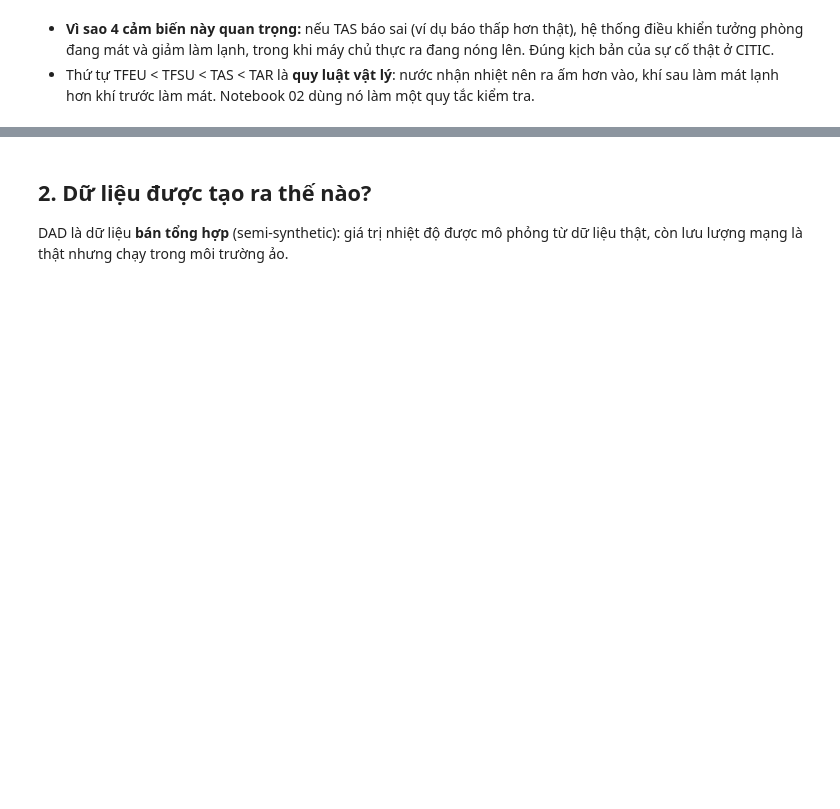
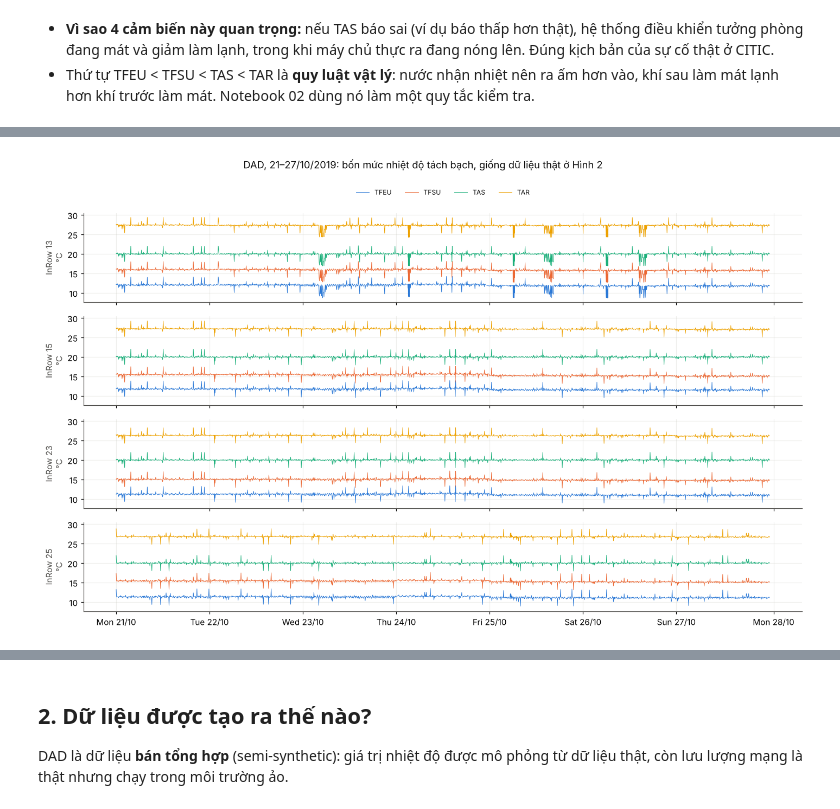
Before and after one commit to CoolSentinel/dad, a Jupyter notebook: monitoring/notebooks/00_hieu_dataset_DAD.ipynb, the cells around one changed output, grey strips where cells are left out. Drawn from its saved outputs; the diff is of its cells as text; code cells hidden in the pictures; blank space fills up the shorter version.

Commit message:
Bổ sung hình bài báo vào notebook 00, đối chiếu với dữ liệu thật

```diff
--- a/monitoring/notebooks/00_hieu_dataset_DAD.ipynb
+++ b/monitoring/notebooks/00_hieu_dataset_DAD.ipynb
@@ -88,0 +112,14 @@ plt.tight_layout(); plt.show()
+# %%
+packets, pubs = load_all(RAW, CACHE)
+pubs = dm.add_baseline(pubs)   # thêm new_conn (bản tin đầu của kết nối mới), baseline, dev
+ORDER = ["TFEU", "TFSU", "TAS", "TAR"]
+fig, axes = plt.subplots(4, 1, figsize=(13, 8), sharex=True, sharey=True)
+for ax, (inrow, g) in zip(axes, pubs.groupby("inrow")):
+    for i, s in enumerate(ORDER):
+        x = g[g.sensor == s]; ax.plot(x.time, x.value, lw=0.6, color=SERIES[i], label=s)
+    ax.set_ylabel(f"InRow {inrow}\n°C")
+axes[0].legend(ncol=4, fontsize=8, loc="upper center", bbox_to_anchor=(0.5, 1.35), frameon=False)
+axes[-1].xaxis.set_major_formatter(mdates.DateFormatter("%a %d/%m", tz=pubs.time.dt.tz))
+fig.suptitle("DAD, 21–27/10/2019: bốn mức nhiệt độ tách bạch, giống dữ liệu thật ở Hình 2", y=1.0); plt.tight_layout(); plt.show()
+# %% [output]
+[figure, added]
```
Also changed, not shown: parts of 24 cells of this notebook, 10 other files.
